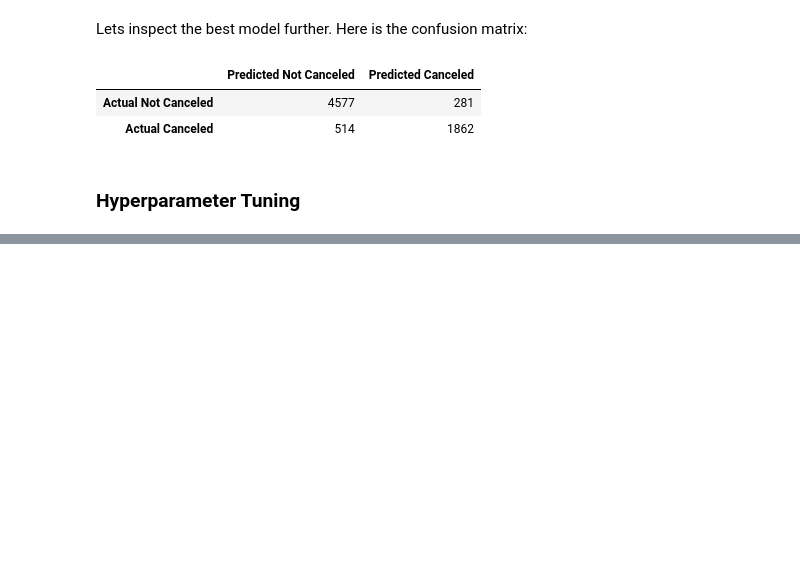
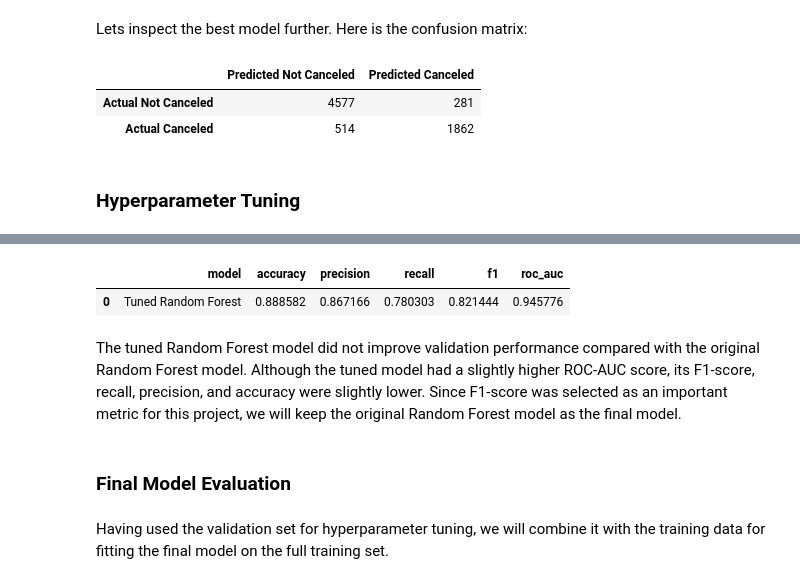
Before and after one commit to LiamOB96/hotel-booking-cancellation-prediction, a Jupyter notebook: final_project.ipynb, the cells around one changed output, grey strips where cells are left out. Cells and saved outputs as stored; diff of their text form; code cells hidden in the pictures; blank space fills up the shorter version.

```diff
--- a/final_project.ipynb
+++ b/final_project.ipynb
@@ -471,0 +474,13 @@ cm_df
+# %%
+param_grid = {
+    "classifier__n_estimators": [100, 200],
+    "classifier__max_depth": [None, 10, 20],
+    "classifier__min_samples_split": [2, 5],
+    "classifier__min_samples_leaf": [1, 2]
+}
+
+grid_search = GridSearchCV(best_pipeline, param_grid=param_grid, cv=5, scoring="f1",n_jobs=-1)
+grid_search.fit(X_train, y_train)
+
+print("Best Parameters:", grid_search.best_params_)
+print("Best Estimator:", grid_search.best_estimator_)
@@ -471,0 +505,7 @@ cm_df
+# %%
+best_rf_model = grid_search.best_estimator_
+
+y_val_pred_tuned = best_rf_model.predict(X_val)
+y_val_proba_tuned = best_rf_model.predict_proba(X_val)[:, 1]
+
+print(classification_report(y_val, y_val_pred_tuned))
@@ -471,0 +521,20 @@ cm_df
+# %%
+tuned_rf_results = [{
+    "model": "Tuned Random Forest",
+    "accuracy": accuracy_score(y_val, y_val_pred_tuned),
+    "precision": precision_score(y_val, y_val_pred_tuned),
+    "recall": recall_score(y_val, y_val_pred_tuned),
+    "f1": f1_score(y_val, y_val_pred_tuned),
+    "roc_auc": roc_auc_score(y_val, y_val_proba_tuned)
+}]
+
+tuned_results_df = pd.DataFrame(tuned_rf_results).sort_values("f1", ascending=False)
+tuned_results_df
+# %% [output]
+|  | model | accuracy | precision | recall | f1 | roc_auc |
+| 0 | Tuned Random Forest | 0.888582 | 0.867166 | 0.780303 | 0.821444 | 0.945776 |
+# %% [markdown]
+The tuned Random Forest model did not improve validation performance compared with the original Random Forest model. Although the tuned model had a slightly higher ROC-AUC score, its F1-score, recall, precision, and accuracy were slightly lower.
+Since F1-score was selected as an important metric for this project, we will keep the original Random Forest model as the final model.
+# %% [markdown]
+### Final Model Evaluation
@@ -471,0 +543,2 @@ cm_df
+# %% [markdown]
+Having used the validation set for hyperparameter tuning, we will combine it with the training data for fitting the final model on the full training set.
```
Also changed, not shown: parts of 21 cells of this notebook.
